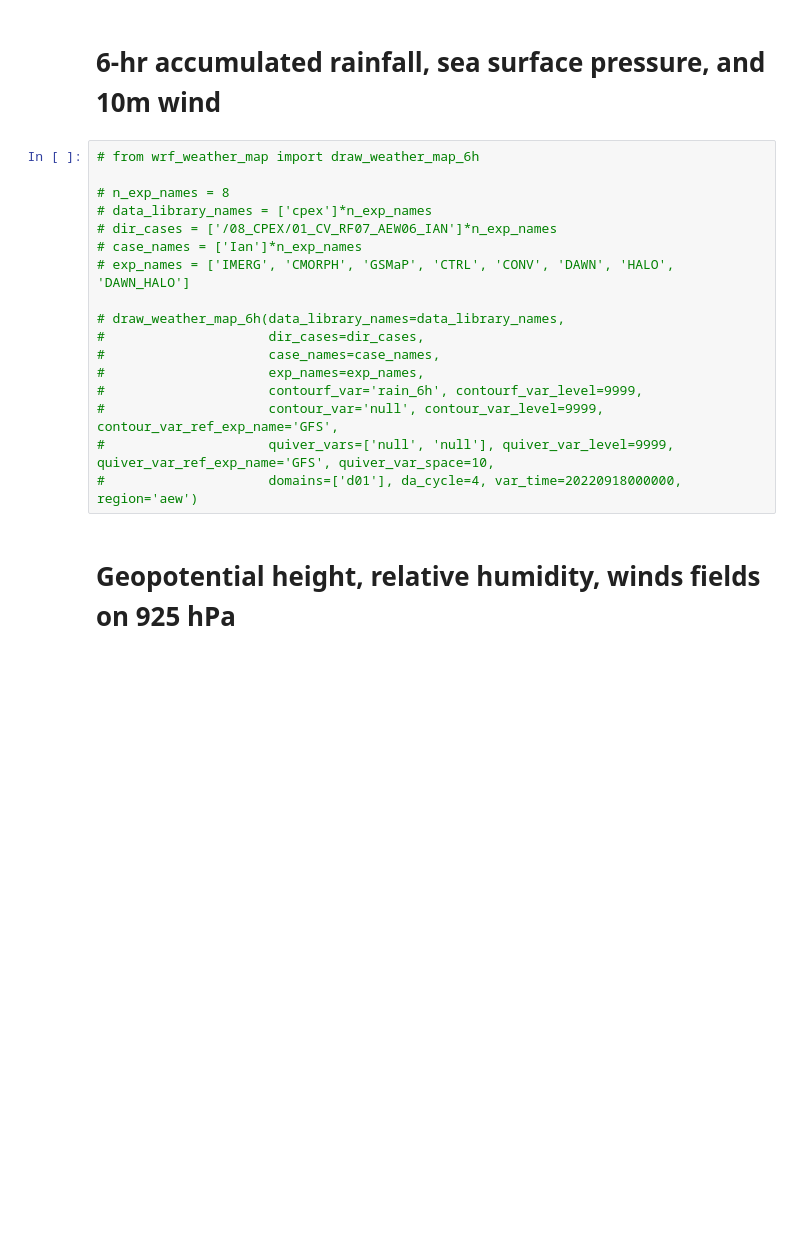
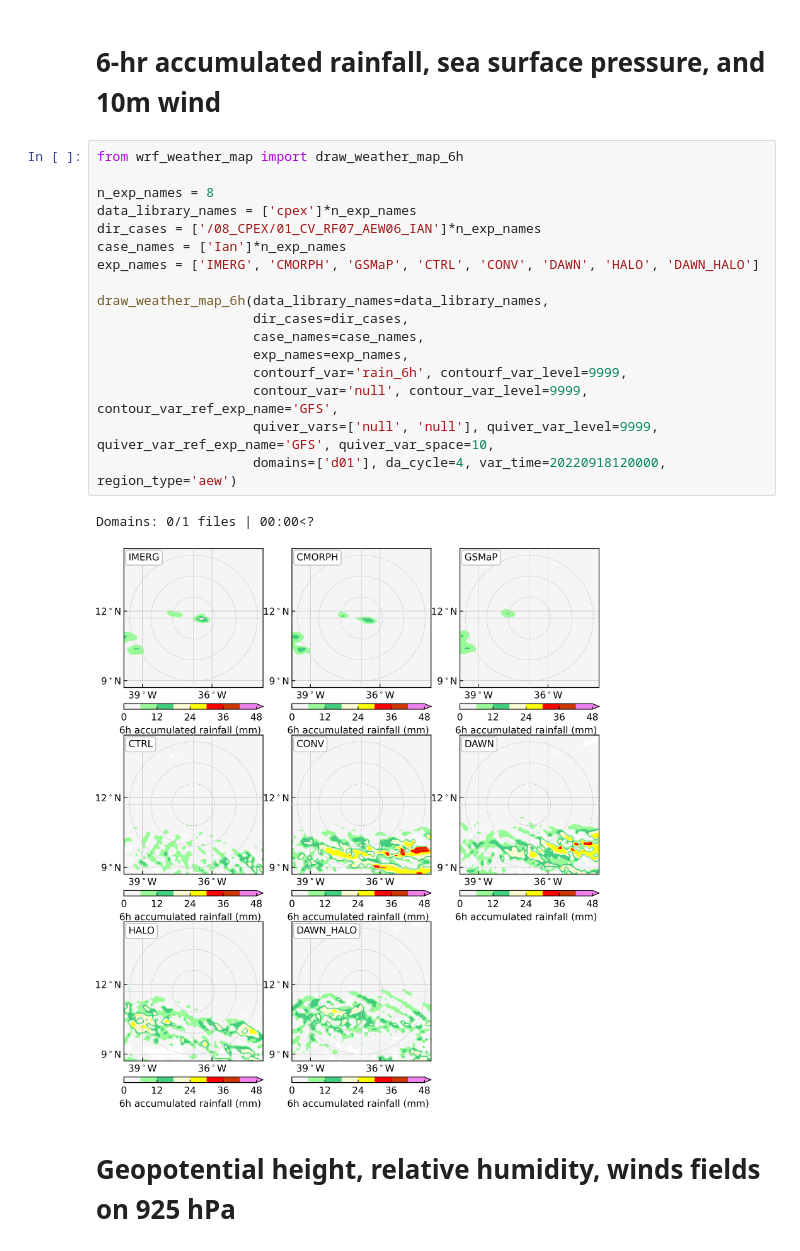
Before and after one commit to RoyCaitSith/climetlab-my-plugin, a Jupyter notebook: notebooks/wrf_weather_map.ipynb, the cells around one changed output. Cells and saved outputs as stored; diff of their text form; blank space fills up the shorter version.

```diff
--- a/notebooks/wrf_weather_map.ipynb
+++ b/notebooks/wrf_weather_map.ipynb
@@ -20,22 +20,25 @@
 # %% [markdown]
 # 6-hr accumulated rainfall, sea surface pressure, and 10m wind
 # %%
-# from wrf_weather_map import draw_weather_map_6h
+from wrf_weather_map import draw_weather_map_6h
 
-# n_exp_names = 8
-# data_library_names = ['cpex']*n_exp_names
-# dir_cases = ['/08_CPEX/01_CV_RF07_AEW06_IAN']*n_exp_names
-# case_names = ['Ian']*n_exp_names
-# exp_names = ['IMERG', 'CMORPH', 'GSMaP', 'CTRL', 'CONV', 'DAWN', 'HALO', 'DAWN_HALO']
+n_exp_names = 8
+data_library_names = ['cpex']*n_exp_names
+dir_cases = ['/08_CPEX/01_CV_RF07_AEW06_IAN']*n_exp_names
+case_names = ['Ian']*n_exp_names
+exp_names = ['IMERG', 'CMORPH', 'GSMaP', 'CTRL', 'CONV', 'DAWN', 'HALO', 'DAWN_HALO']
 
-# draw_weather_map_6h(data_library_names=data_library_names,
-#                     dir_cases=dir_cases,
-#                     case_names=case_names,
-#                     exp_names=exp_names,
-#                     contourf_var='rain_6h', contourf_var_level=9999,
-#                     contour_var='null', contour_var_level=9999, contour_var_ref_exp_name='GFS',
-#                     quiver_vars=['null', 'null'], quiver_var_level=9999, quiver_var_ref_exp_name='GFS', quiver_var_space=10,
-#                     domains=['d01'], da_cycle=4, var_time=20220918000000, region='aew')
+draw_weather_map_6h(data_library_names=data_library_names,
+                    dir_cases=dir_cases,
+                    case_names=case_names,
+                    exp_names=exp_names,
+                    contourf_var='rain_6h', contourf_var_level=9999,
+                    contour_var='null', contour_var_level=9999, contour_var_ref_exp_name='GFS',
+                    quiver_vars=['null', 'null'], quiver_var_level=9999, quiver_var_ref_exp_name='GFS', quiver_var_space=10,
+                    domains=['d01'], da_cycle=4, var_time=20220918120000, region_type='aew')
+# %% [output]
+Domains: 0/1 files | 00:00<?
+[figure, added]
 # %% [markdown]
 # Geopotential height, relative humidity, winds fields on 925 hPa
 # %%
```
Also changed, not shown: parts of 2 cells of this notebook, 8 other files.
